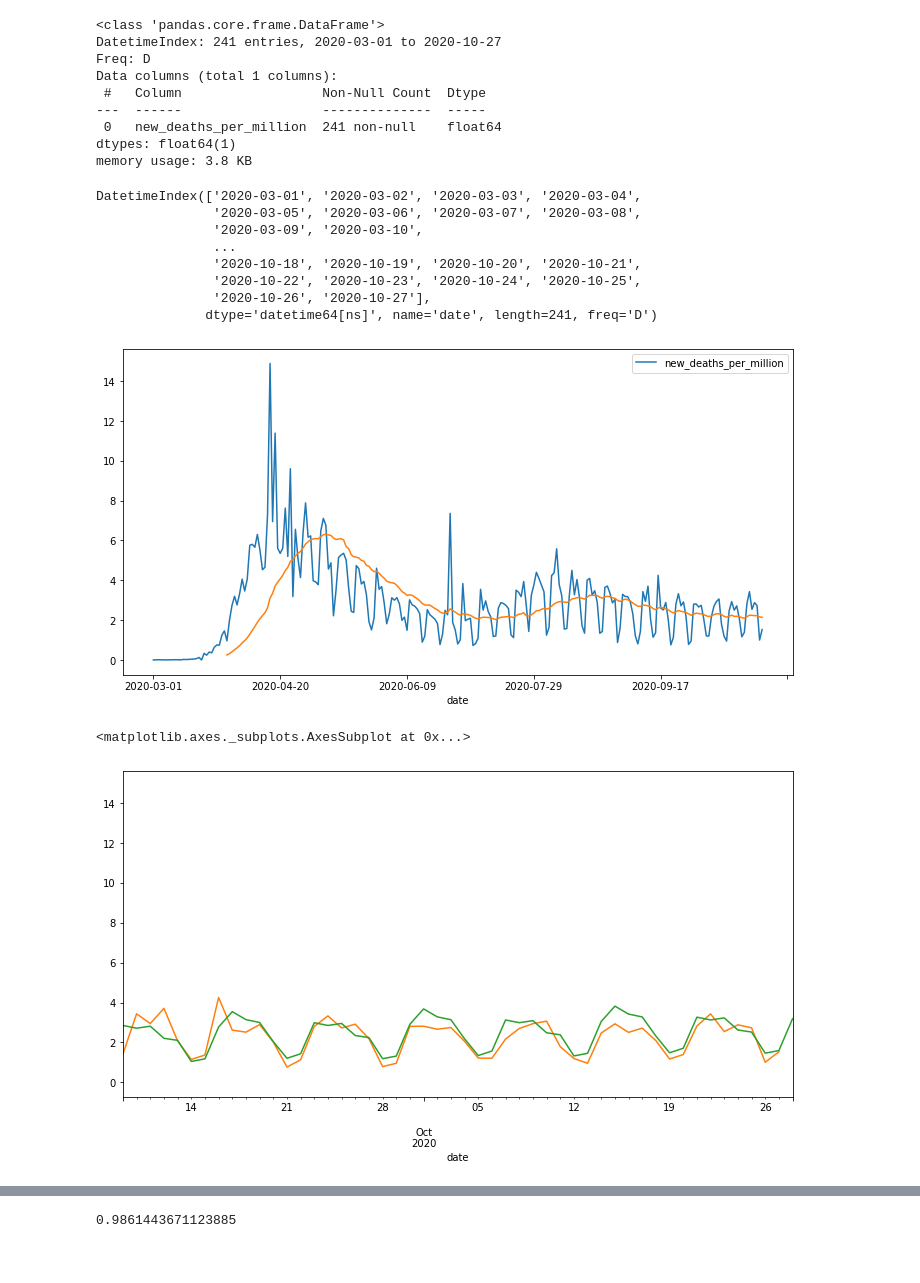
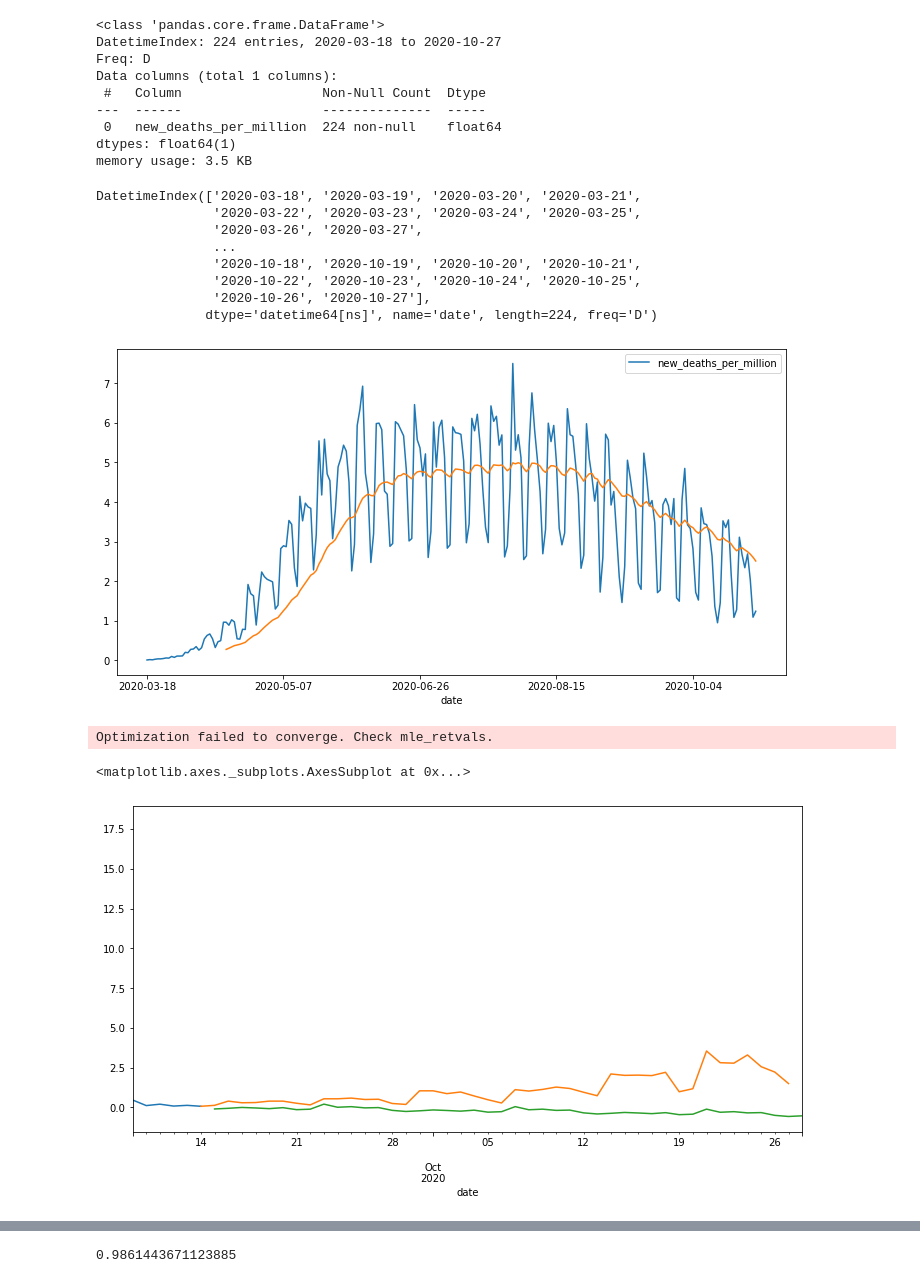
Before and after one commit to nikitaagarwala16/Breaking-down-Covid-19, a Jupyter notebook: Forecast Covid.ipynb, the cells around one changed output, grey strips where cells are left out. Saved outputs shown, nothing was run; the diff lists cells and outputs as text; code cells hidden in the pictures.

```diff
--- a/Forecast Covid.ipynb
+++ b/Forecast Covid.ipynb
@@ -19,42 +19,42 @@ from sklearn.metrics import mean_absolute_error, mean_squared_error
 df = pd.read_csv('Datasets/owid-covid-data.csv')
 
 df.columns
 covid_df = df.location.unique()
 
-indexer = df[df['location']=='United States'].index
+indexer = df[df['location']=='Brazil'].index
 covid_df = df.loc[indexer, 'date':'new_deaths_per_million']
 covid_df = covid_df.dropna()
 covid_df.set_index('date', inplace=True)
 covid_df.drop(covid_df.columns.difference(['new_deaths_per_million']), 1, inplace=True)
 covid_df.plot(figsize=(12,6))
 covid_df.rolling(window=30).mean()['new_deaths_per_million'].plot()
 
 covid_df = covid_df.asfreq('d')
 covid_df.info() # 241 : 192 Training : 49 Test
 
 train_df = covid_df.iloc[:192]
 test_df = covid_df.iloc[191:]
 
 covid_df.index
 # %% [output]
 <class 'pandas.core.frame.DataFrame'>
-DatetimeIndex: 241 entries, 2020-03-01 to 2020-10-27
+DatetimeIndex: 224 entries, 2020-03-18 to 2020-10-27
 Freq: D
 Data columns (total 1 columns):
  #   Column                  Non-Null Count  Dtype
 ---  ------                  --------------  -----
- 0   new_deaths_per_million  241 non-null    float64
+ 0   new_deaths_per_million  224 non-null    float64
 dtypes: float64(1)
-memory usage: 3.8 KB
+memory usage: 3.5 KB
-DatetimeIndex(['2020-03-01', '2020-03-02', '2020-03-03', '2020-03-04',
-               '2020-03-05', '2020-03-06', '2020-03-07', '2020-03-08',
-               '2020-03-09', '2020-03-10',
+DatetimeIndex(['2020-03-18', '2020-03-19', '2020-03-20', '2020-03-21',
+               '2020-03-22', '2020-03-23', '2020-03-24', '2020-03-25',
+               '2020-03-26', '2020-03-27',
                ...
                '2020-10-18', '2020-10-19', '2020-10-20', '2020-10-21',
                '2020-10-22', '2020-10-23', '2020-10-24', '2020-10-25',
                '2020-10-26', '2020-10-27'],
-              dtype='datetime64[ns]', name='date', length=241, freq='D')
+              dtype='datetime64[ns]', name='date', length=224, freq='D')
-[figure, old version]
+[figure, new version]
 # %%
 # The Holt - Winters Method actually models 3 aspects of the time series being the average, trend and seasonality.
 # In doing so it tries to predict the future provided the series is seasonal and repetitive over time.
@@ -73,8 +73,9 @@ train_df['new_deaths_per_million'].plot(figsize=(12,6))
 test_df['new_deaths_per_million'].plot()
 prediction.plot(xlim=['2020-09-09','2020-10-28'])
 # %% [output]
-<matplotlib.axes._subplots.AxesSubplot at 0x...>
+Optimization failed to converge. Check mle_retvals.
+<matplotlib.axes._subplots.AxesSubplot at 0x...>
-[figure, old version]
+[figure, new version]
 # %%
 def mae(y1, y2, axis=0):
     y1_np = y1.to_numpy()
```
Also changed, not shown: parts of 3 cells of this notebook, 2 other files.
